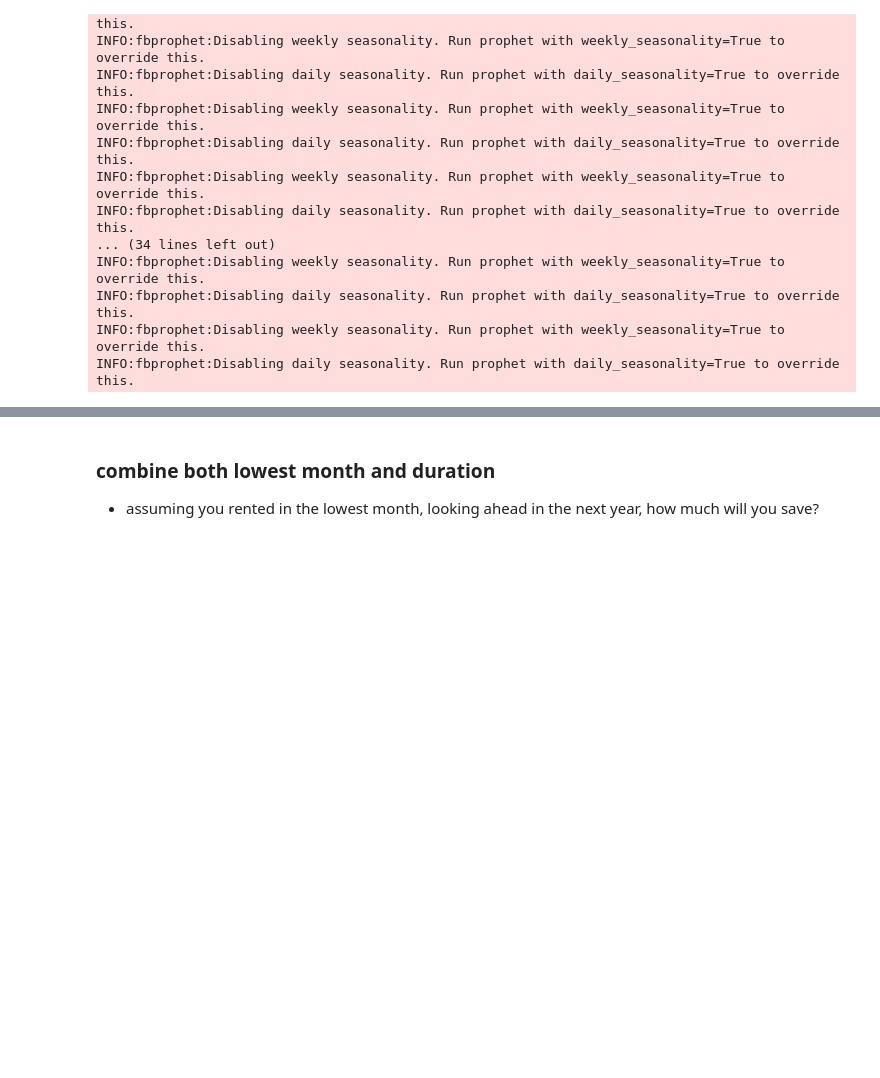
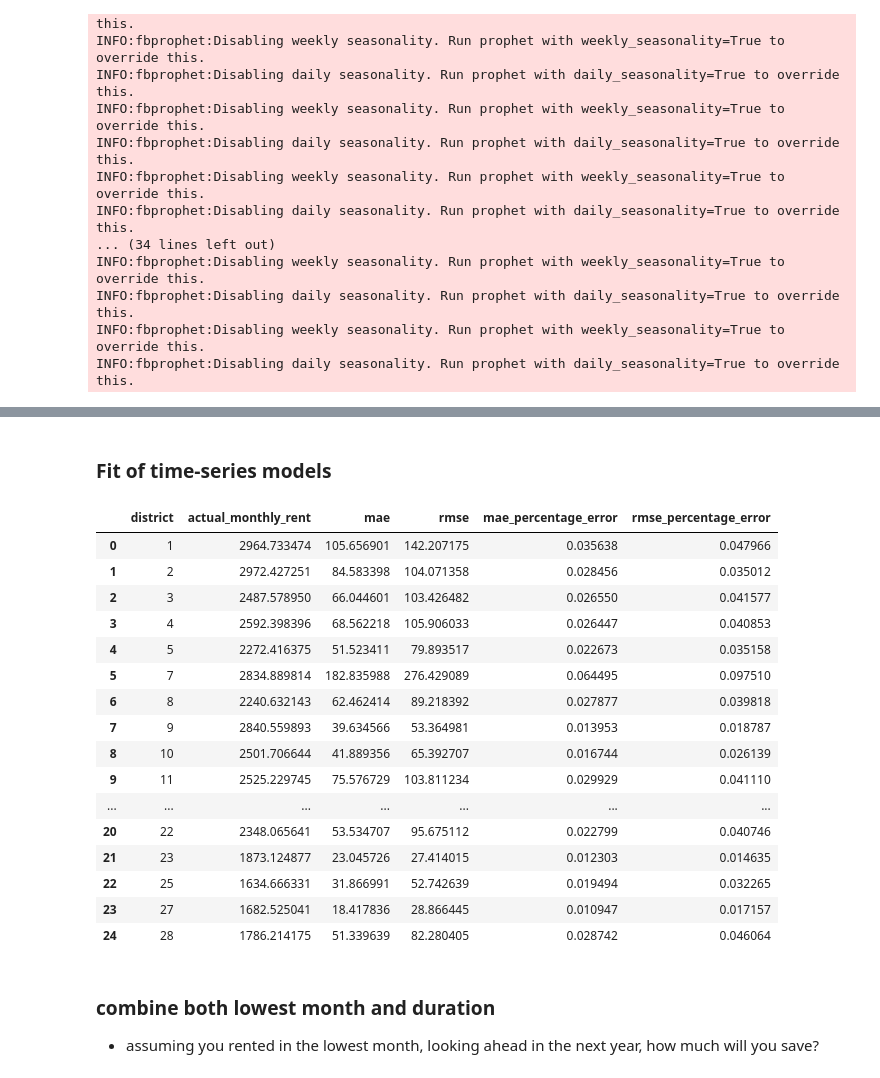
Before and after one commit to shumingpeh/uptick-blogs, a Jupyter notebook: blog2-linear-regression-forecasting/property-rental-price.ipynb, the cells around one changed output, grey strips where cells are left out. Saved outputs shown, nothing was run; the diff lists cells and outputs as text; code cells hidden in the pictures; blank space fills up the shorter version.

```diff
--- a/blog2-linear-regression-forecasting/property-rental-price.ipynb
+++ b/blog2-linear-regression-forecasting/property-rental-price.ipynb
@@ -478,3 +532,39 @@ INFO:fbprophet:Disabling daily seasonality. Run prophet with daily_seasonality=T
+# %% [markdown]
+### Fit of time-series models
+# %%
+(
+    predict_future_values
+    .query("actual_monthly_rent > 0")
+    .pipe(lambda x:x.assign(error_value = x.holtwinter-x.actual_monthly_rent))
+    .pipe(lambda x:x.assign(abs_error = abs(x.error_value)))
+    .pipe(lambda x:x.assign(error_square = x.error_value * x.error_value))
+    .groupby(['district'])
+    .agg({"actual_monthly_rent":"mean","ds":"count","abs_error":"sum","error_square":"sum"})
+    .reset_index()
+    .pipe(lambda x:x.assign(mae = x.abs_error/x.ds))
+    .pipe(lambda x:x.assign(rmse = np.sqrt(x.error_square/x.ds)))
+    .pipe(lambda x:x.assign(mae_percentage_error = x.mae/x.actual_monthly_rent))
+    .pipe(lambda x:x.assign(rmse_percentage_error = x.rmse/x.actual_monthly_rent))
+    [['district','actual_monthly_rent','mae','rmse','mae_percentage_error','rmse_percentage_error']]
+)
+# %% [output]
+|  | district | actual_monthly_rent | mae | rmse | mae_percentage_error | rmse_percentage_error |
+| 0 | 1 | 2964.733474 | 105.656901 | 142.207175 | 0.035638 | 0.047966 |
+| 1 | 2 | 2972.427251 | 84.583398 | 104.071358 | 0.028456 | 0.035012 |
+| 2 | 3 | 2487.578950 | 66.044601 | 103.426482 | 0.026550 | 0.041577 |
+| 3 | 4 | 2592.398396 | 68.562218 | 105.906033 | 0.026447 | 0.040853 |
+| 4 | 5 | 2272.416375 | 51.523411 | 79.893517 | 0.022673 | 0.035158 |
+| 5 | 7 | 2834.889814 | 182.835988 | 276.429089 | 0.064495 | 0.097510 |
+| 6 | 8 | 2240.632143 | 62.462414 | 89.218392 | 0.027877 | 0.039818 |
+| 7 | 9 | 2840.559893 | 39.634566 | 53.364981 | 0.013953 | 0.018787 |
+| 8 | 10 | 2501.706644 | 41.889356 | 65.392707 | 0.016744 | 0.026139 |
+| 9 | 11 | 2525.229745 | 75.576729 | 103.811234 | 0.029929 | 0.041110 |
+| ... | ... | ... | ... | ... | ... | ... |
+| 20 | 22 | 2348.065641 | 53.534707 | 95.675112 | 0.022799 | 0.040746 |
+| 21 | 23 | 1873.124877 | 23.045726 | 27.414015 | 0.012303 | 0.014635 |
+| 22 | 25 | 1634.666331 | 31.866991 | 52.742639 | 0.019494 | 0.032265 |
+| 23 | 27 | 1682.525041 | 18.417836 | 28.866445 | 0.010947 | 0.017157 |
+| 24 | 28 | 1786.214175 | 51.339639 | 82.280405 | 0.028742 | 0.046064 |
 # %% [markdown]
 ### combine both lowest month and duration
 - assuming you rented in the lowest month, looking ahead in the next year, how much will you save?
```
Also changed, not shown: parts of 11 cells of this notebook, 2 other files.
